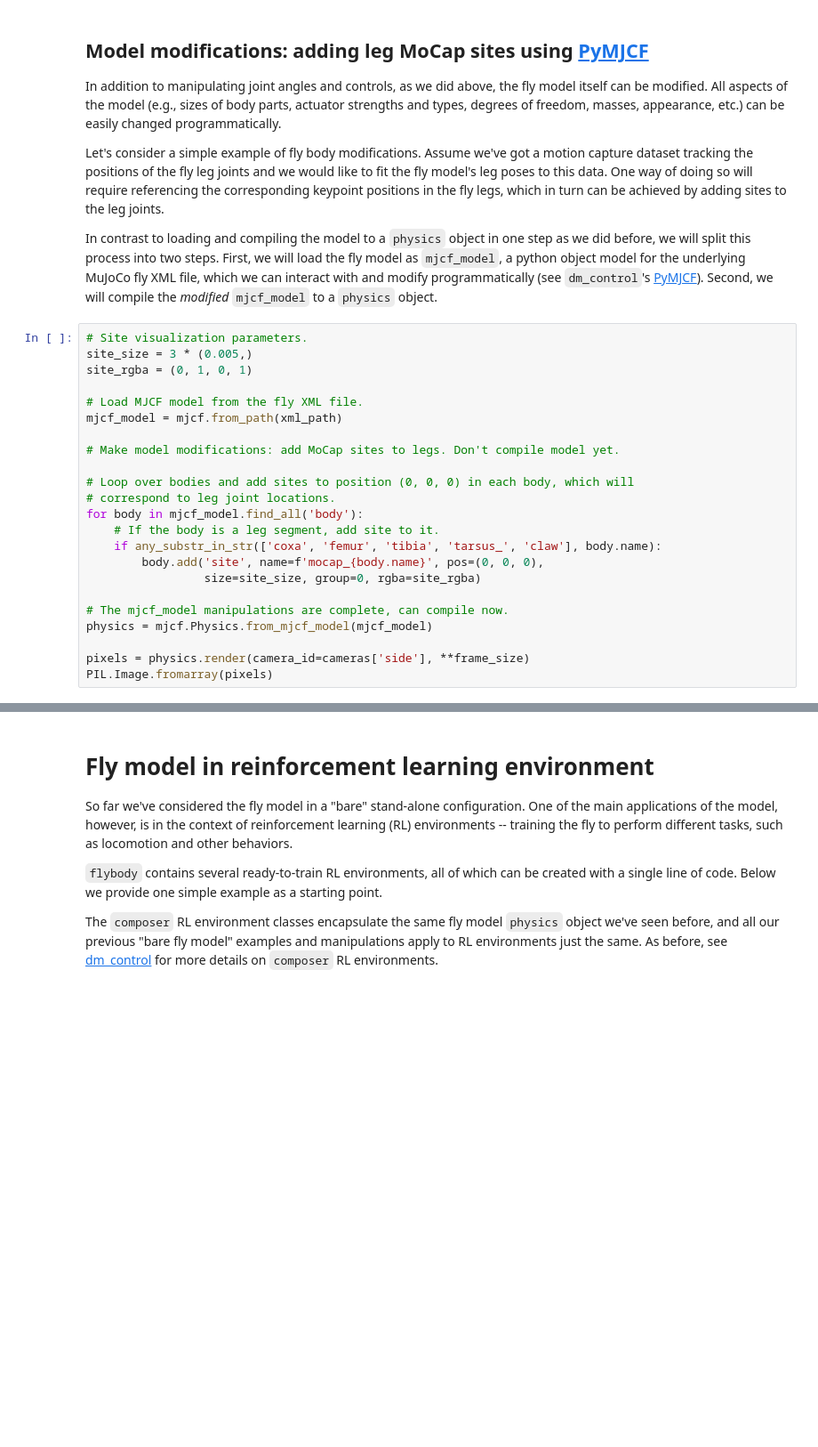
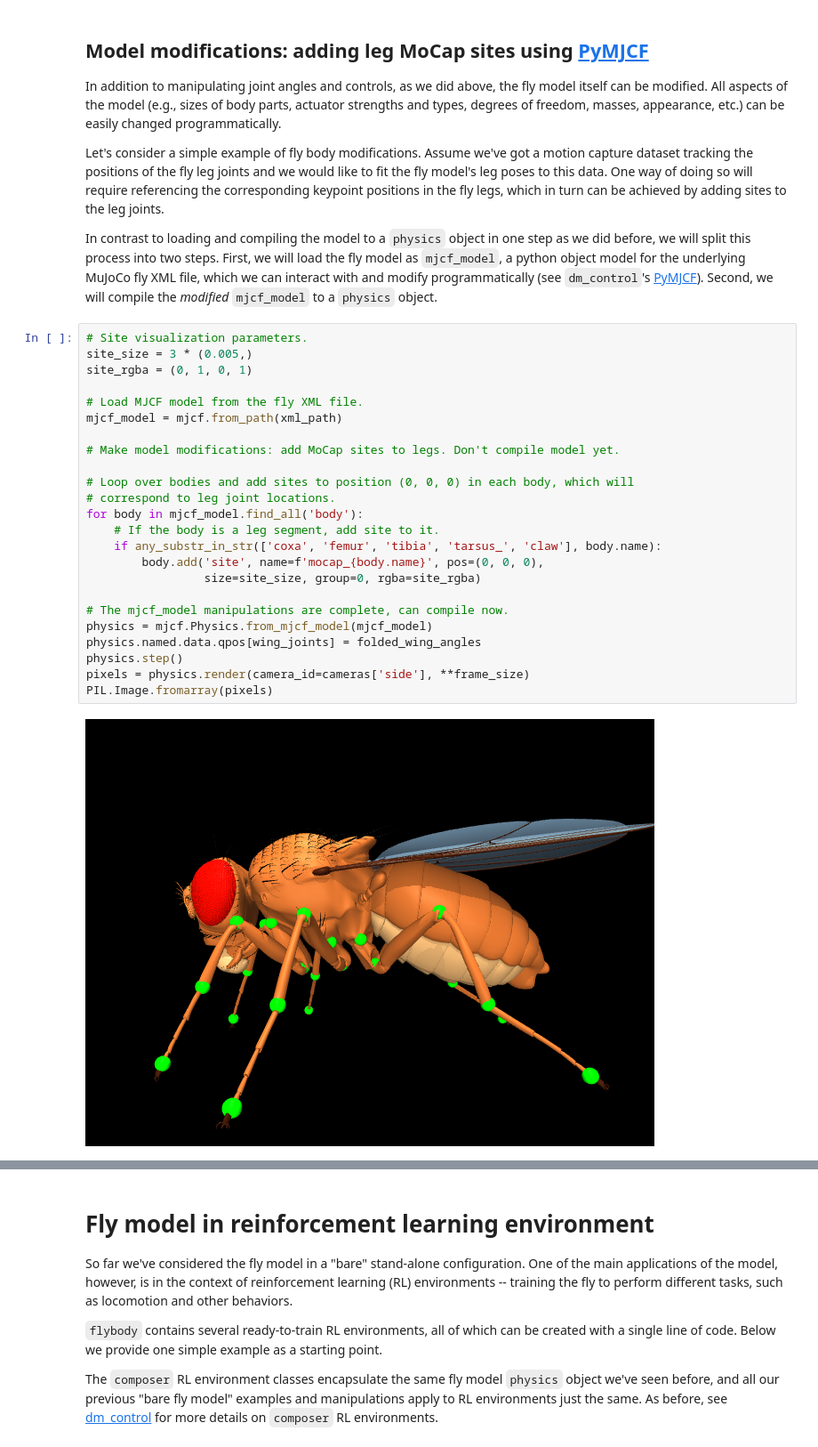
Before and after one commit to elliottabe/mujoco_workshop, a Jupyter notebook: Flybody_example.ipynb, the cells around one changed output, grey strips where cells are left out. Shown at 89% size. Saved outputs shown, nothing was run; the diff lists cells and outputs as text; blank space fills up the shorter version.

```diff
--- a/Flybody_example.ipynb
+++ b/Flybody_example.ipynb
@@ -369,23 +371,26 @@ In contrast to loading and compiling the model to a `physics` object in one step
 # %%
 # Site visualization parameters.
 site_size = 3 * (0.005,)
 site_rgba = (0, 1, 0, 1)
 
 # Load MJCF model from the fly XML file.
 mjcf_model = mjcf.from_path(xml_path)
 
 # Make model modifications: add MoCap sites to legs. Don't compile model yet.
 
 # Loop over bodies and add sites to position (0, 0, 0) in each body, which will
 # correspond to leg joint locations.
 for body in mjcf_model.find_all('body'):
     # If the body is a leg segment, add site to it.
     if any_substr_in_str(['coxa', 'femur', 'tibia', 'tarsus_', 'claw'], body.name):
         body.add('site', name=f'mocap_{body.name}', pos=(0, 0, 0),
                  size=site_size, group=0, rgba=site_rgba)
 
 # The mjcf_model manipulations are complete, can compile now.
 physics = mjcf.Physics.from_mjcf_model(mjcf_model)
-
+physics.named.data.qpos[wing_joints] = folded_wing_angles
+physics.step()
 pixels = physics.render(camera_id=cameras['side'], **frame_size)
 PIL.Image.fromarray(pixels)
+# %% [output]
+[figure, added]
```
Also changed, not shown: parts of 31 cells of this notebook, 3 other files.
